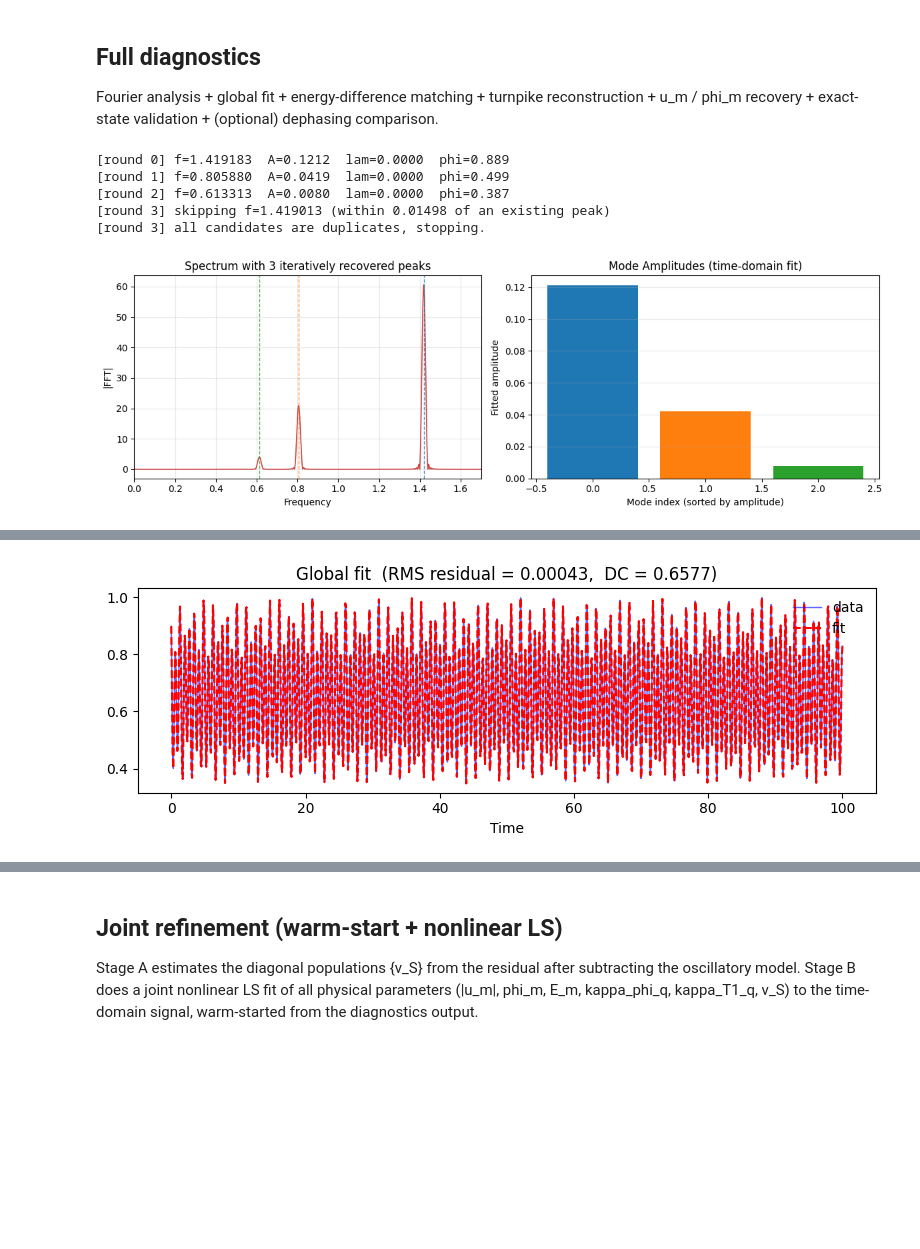
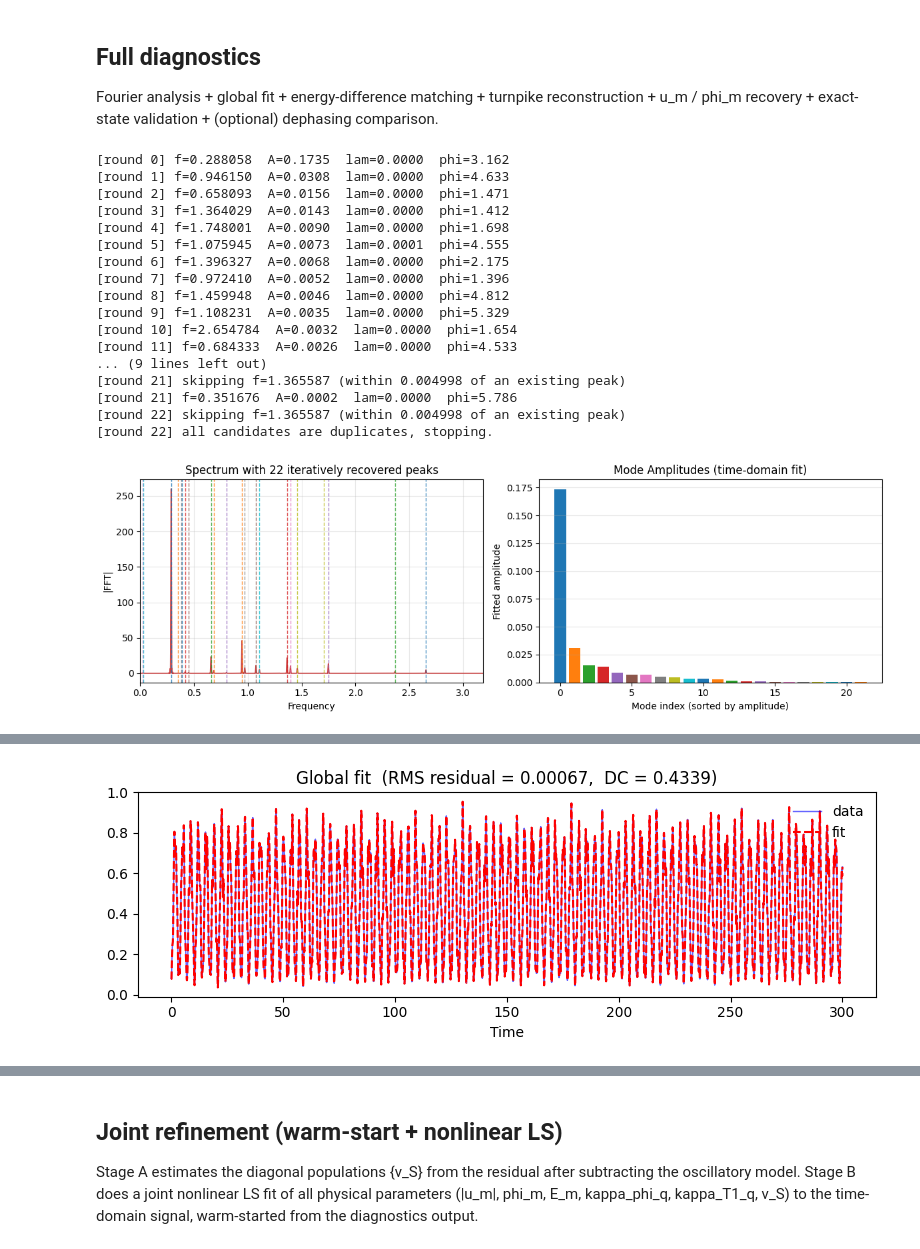
Before and after one commit to OsQarM/lsz_spectroscopy, a Jupyter notebook: notebooks/LSZ_main.ipynb, the cells around one changed output, grey strips where cells are left out. Saved outputs shown, nothing was run; the diff lists cells and outputs as text; code cells hidden in the pictures; blank space fills up the shorter version.

Commit message:
Fixed asymetric ramps

```diff
--- a/notebooks/LSZ_main.ipynb
+++ b/notebooks/LSZ_main.ipynb
@@ -19,31 +19,33 @@ ket0 = qt.basis(2, 0)
 ket1 = qt.basis(2, 1)
 # %%
 epsilon = 1
-max_wait_time = 100
-ramp_time = 0.1
+max_wait_time = 300
+ramp_time = 2
 n_steps = 201
 dt = 0.01
 r_noise = False
 w_noise = False
 
 # 2 qubit example (GHz)
-local_z_list = np.array([2.1, 1.1])
-local_x_list = np.array([0., 0.])
-zz_terms = np.array([0.35])
-t1_rates = [0.018, 0.012]
-t2_rates = [0.01, 0.015]
-assymetry_coefficients = [1,1]
-n_qubits = len(local_z_list)
-psi0 = qt.tensor([1/np.sqrt(2)*(ket0 - ket1)]*n_qubits)
+# local_z_list = np.array([2.1, 1.1])
+# local_x_list = np.array([0., 0.])
+# zz_terms = np.array([0.35])
+# t1_rates = [0.018, 0.012]
+# t2_rates = [0.01, 0.015]
+# assymetry_coefficients = [1,1]
+# down_assymetry_coefficients = [1,1]
+# n_qubits = len(local_z_list)
+# psi0 = qt.tensor([1/np.sqrt(2)*(ket0 - ket1)]*n_qubits)
 
 
 #Bell state example
-local_z_list = np.array([1,1])
-local_x_list = np.array([1, 1])
-zz_terms = np.array([3])
+local_z_list = np.array([1,1,1])
+local_x_list = np.array([1, 1,1])
+zz_terms = np.array([3,0,3])
 t1_rates = [0., 0.]
 t2_rates = [0., 0.]
-assymetry_coefficients = [1.5, 10]
+assymetry_coefficients = [1, 2, 3]
+down_assymetry_coefficients = [3, 2, 1]
 n_qubits = len(local_z_list)
 
 #Superposition Singlet
@@ -63,6 +65,7 @@ psi0 = qt.tensor([1/np.sqrt(2)*(ket0 - ket1)]*n_qubits)
 # t1_rates = [0.018, 0.012]
 # t2_rates = [0.01, 0.015]
 # assymetry_coefficients = [1,100]
+# down_assymetry_coefficients = [1,1]
 # n_qubits = len(local_z_list)
 # psi0 = qt.tensor([1/np.sqrt(2)*(ket0 + ket1)]*n_qubits)
 # psi0 = qt.tensor([ket0, ket0])
@@ -98,7 +101,9 @@ Number of simulations: 1000
 # %% [markdown]
 ## Schedule and spectrum preview
 # %%
-preview = LSZ_experiment(nqubits, epsilon, H_target_dict, ramp_time, 0, dt, assymetry_factors=assymetry_coefficients)
+preview = LSZ_experiment(nqubits, epsilon, H_target_dict, ramp_time, 0, dt,
+                         assymetry_factors=assymetry_coefficients,
+                         down_assymetry_factors=down_assymetry_coefficients)
 
 t_list, common_schedule, hz_schedules = preview.show_schedule(n_steps)
 plt.plot(t_list, common_schedule, label='Common (H0 + Hzz)')
@@ -219,6 +227,8 @@ print(pops_r1[-1])
 # %%
 pc_list = run_experiment_sweep(
     nqubits, epsilon, H_target_dict, ramp_time, tw_l, dt,
+    assym_list=assymetry_coefficients,
+    down_assym_list=down_assymetry_coefficients,
     r_noise=r_noise, w_noise=w_noise,
     gamma_dec_list=t1_rates, gamma_dep_list=t2_rates, initial_state=psi0
 )
@@ -229,20 +239,32 @@ Fourier analysis + global fit + energy-difference matching + turnpike reconstruc
 # %%
 results = run_full_diagnostics(
     pc_list, tw_l, nqubits, epsilon, H_target_dict,
     ramp_time, dt, egvals_midpoint,
     w_noise=w_noise,
     t1_rates=t1_rates if w_noise else None,
-
     t2_rates=t2_rates if w_noise else None,
-    initial_state=psi0
-
+    initial_state=psi0,
+    assym_list=assymetry_coefficients,
+    down_assym_list=down_assymetry_coefficients,
 )
 # %% [output]
-[round 0] f=1.419183  A=0.1212  lam=0.0000  phi=0.889
-[round 1] f=0.805880  A=0.0419  lam=0.0000  phi=0.499
-[round 2] f=0.613313  A=0.0080  lam=0.0000  phi=0.387
-[round 3] skipping f=1.419013 (within 0.01498 of an existing peak)
-[round 3] all candidates are duplicates, stopping.
+[round 0] f=0.288058  A=0.1735  lam=0.0000  phi=3.162
+[round 1] f=0.946150  A=0.0308  lam=0.0000  phi=4.633
+[round 2] f=0.658093  A=0.0156  lam=0.0000  phi=1.471
+[round 3] f=1.364029  A=0.0143  lam=0.0000  phi=1.412
+[round 4] f=1.748001  A=0.0090  lam=0.0000  phi=1.698
+[round 5] f=1.075945  A=0.0073  lam=0.0001  phi=4.555
+[round 6] f=1.396327  A=0.0068  lam=0.0000  phi=2.175
+[round 7] f=0.972410  A=0.0052  lam=0.0000  phi=1.396
+[round 8] f=1.459948  A=0.0046  lam=0.0000  phi=4.812
+[round 9] f=1.108231  A=0.0035  lam=0.0000  phi=5.329
+[round 10] f=2.654784  A=0.0032  lam=0.0000  phi=1.654
+[round 11] f=0.684333  A=0.0026  lam=0.0000  phi=4.533
+... (9 lines left out)
+[round 21] skipping f=1.365587 (within 0.004998 of an existing peak)
+[round 21] f=0.351676  A=0.0002  lam=0.0000  phi=5.786
+[round 22] skipping f=1.365587 (within 0.004998 of an existing peak)
+[round 22] all candidates are duplicates, stopping.
-[figure, old version]
+[figure, new version]
   #       Frequency   Phase (rad)         Amp      Lambda
 ------------------------------------------------------------
@@ -252 +286 @@ results = run_full_diagnostics(
-[figure, old version]
+[figure, new version]
```
Also changed, not shown: parts of 6 cells of this notebook, 2 other files.
